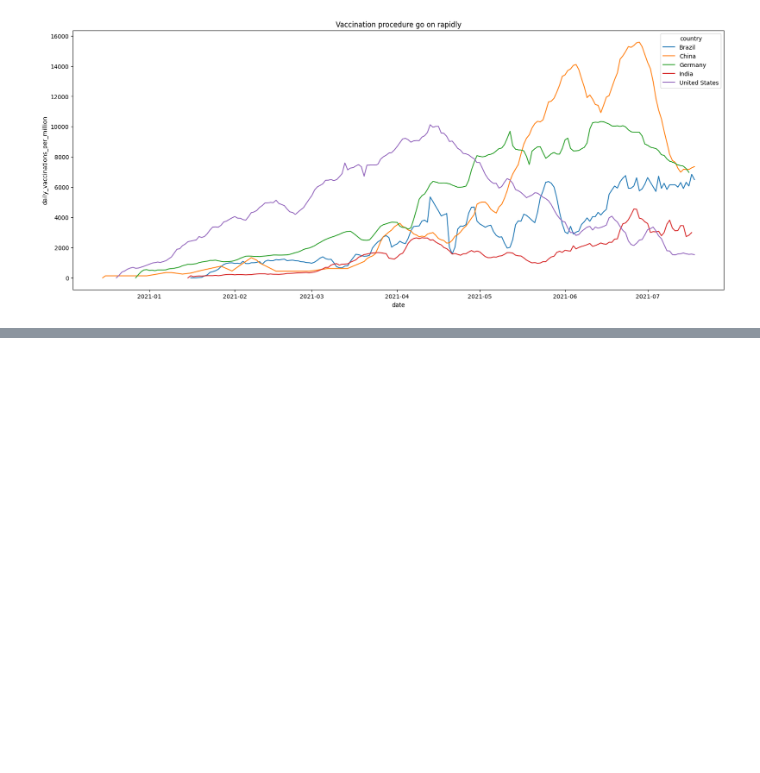
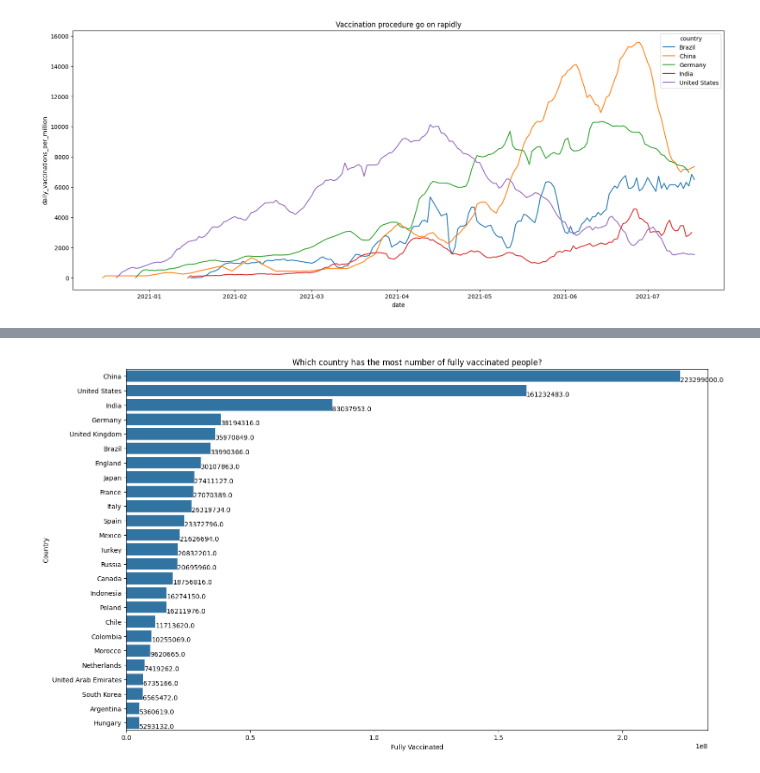
Before and after one commit to mtthwwl/Data-Analyst, a Jupyter notebook: Vaccination.ipynb, the cells around one changed output, grey strips where cells are left out. Drawn from its saved outputs; the diff is of its cells as text; code cells hidden in the pictures; blank space fills up the shorter version.

Commit message:
Vaccination wrap

```diff
--- a/Vaccination.ipynb
+++ b/Vaccination.ipynb
@@ -379,0 +401,3 @@ plt.title('Vaccination procedure go on rapidly');
+# %%
+fully_vaccinated = vaccinations_df.groupby('country')['people_fully_vaccinated'].max().sort_values(ascending= False).head(25)
+fully_vaccinated
@@ -379,0 +444,16 @@ plt.title('Vaccination procedure go on rapidly');
+# %%
+plt.figure(figsize = (16, 10))
+ax = sns.barplot(x = fully_vaccinated, y = fully_vaccinated.index)
+
+plt.xlabel("Fully Vaccinated")
+plt.ylabel("Country")
+plt.title("Which country has the most number of fully vaccinated people?")
+
+for patch in ax.patches:
+  width = patch.get_width() # It gets the width of the bar
+  height = patch.get_height() # It gets the height of the bar
+  x = patch.get_x() # It gets the x coordinate from where the bar starts
+  y = patch.get_y() # It gets the y coordinate from where the bar starts
+  plt.text(width + x, height + y, '{:.1f}'.format(width))
+# %% [output]
+[figure, added]
```
Also changed, not shown: parts of 10 cells of this notebook.
